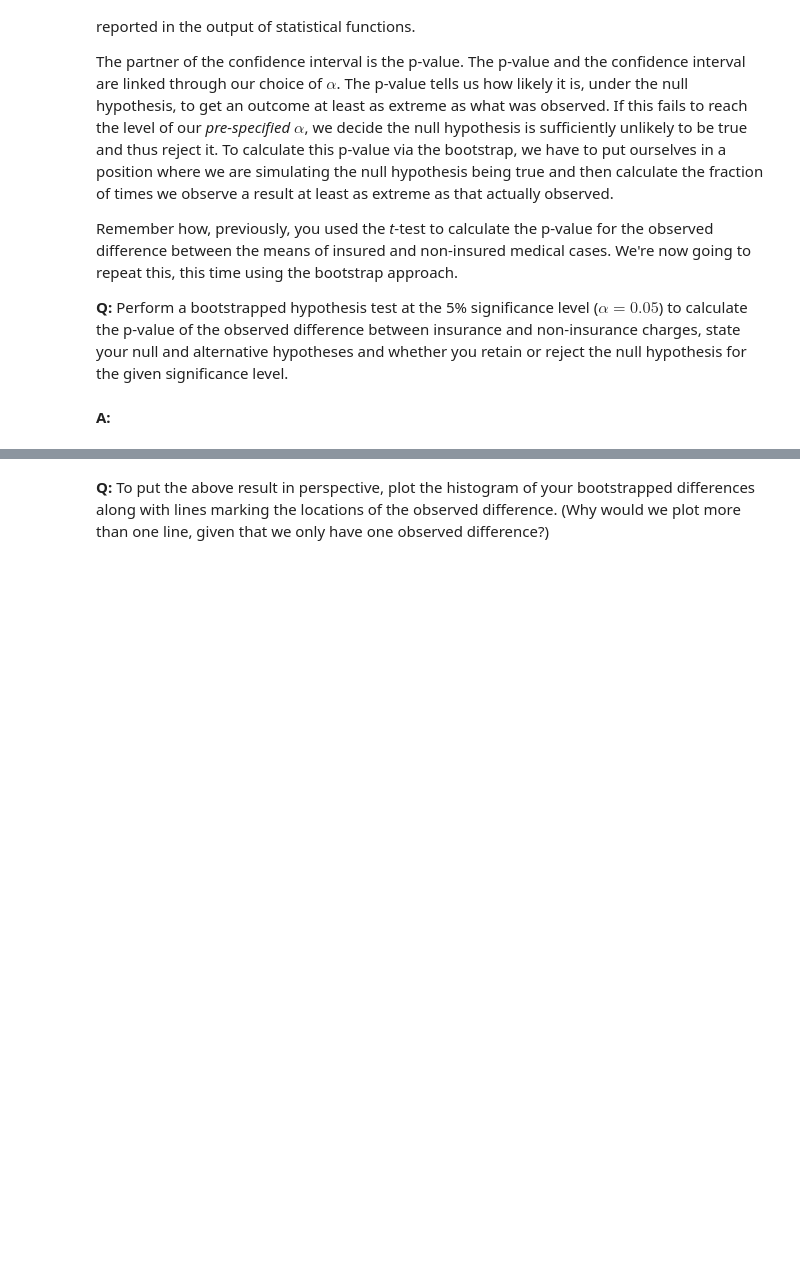
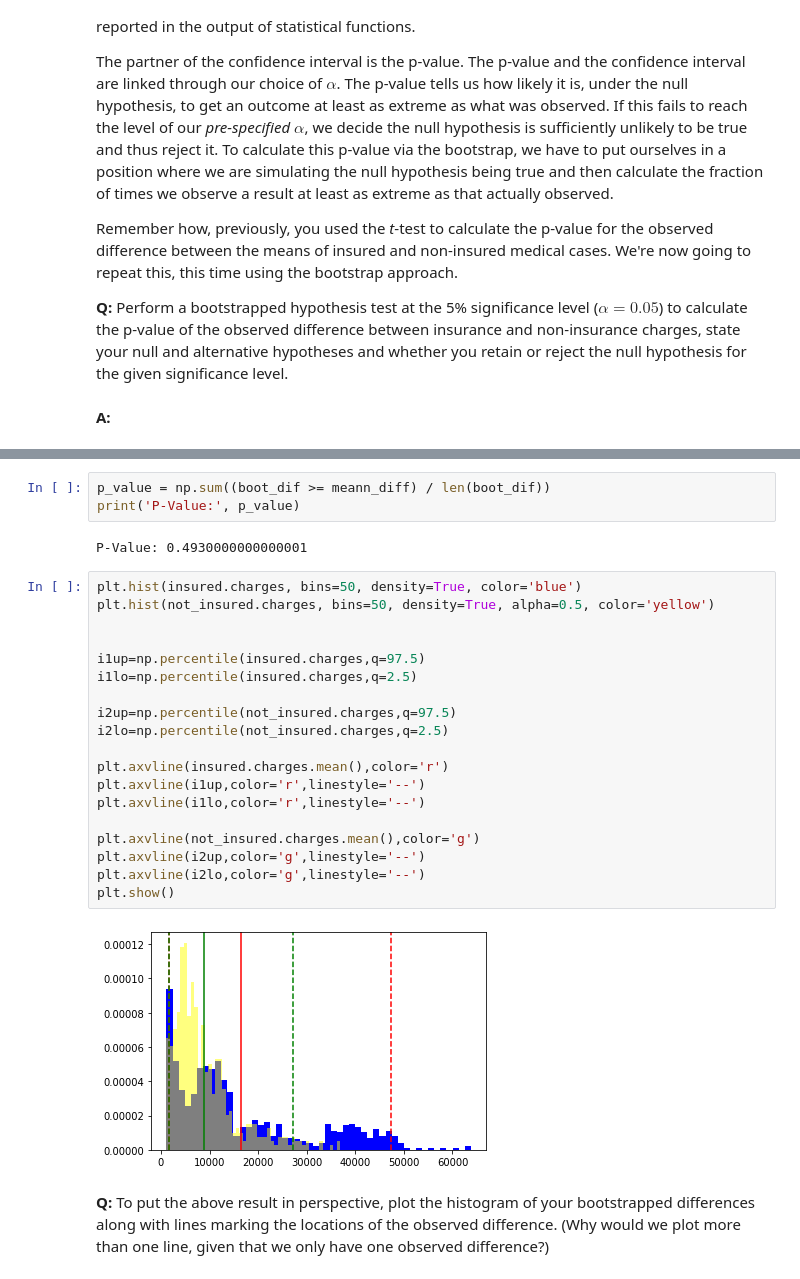
Before and after one commit to magus0/bootstrapping-stats, a Jupyter notebook: Bootstrap_Inference_Mini-Project8.19/inferential_statistics_2-Q.ipynb, the cells around one changed output, grey strips where cells are left out. Saved outputs shown, nothing was run; the diff lists cells and outputs as text; blank space fills up the shorter version.

```diff
--- a/Bootstrap_Inference_Mini-Project8.19/inferential_statistics_2-Q.ipynb
+++ b/Bootstrap_Inference_Mini-Project8.19/inferential_statistics_2-Q.ipynb
@@ -84,3 +130,29 @@ __A:__
+# %%
+p_value = np.sum((boot_dif >= meann_diff) / len(boot_dif))
+print('P-Value:', p_value)
+# %% [output]
+P-Value: 0.4930000000000001
+# %%
+plt.hist(insured.charges, bins=50, density=True, color='blue')
+plt.hist(not_insured.charges, bins=50, density=True, alpha=0.5, color='yellow')
+
+
+i1up=np.percentile(insured.charges,q=97.5)
+i1lo=np.percentile(insured.charges,q=2.5)
+
+i2up=np.percentile(not_insured.charges,q=97.5)
+i2lo=np.percentile(not_insured.charges,q=2.5)
+
+plt.axvline(insured.charges.mean(),color='r')
+plt.axvline(i1up,color='r',linestyle='--')
+plt.axvline(i1lo,color='r',linestyle='--')
+
+plt.axvline(not_insured.charges.mean(),color='g')
+plt.axvline(i2up,color='g',linestyle='--')
+plt.axvline(i2lo,color='g',linestyle='--')
+plt.show()
+# %% [output]
+[figure, added]
 # %% [markdown]
 __Q:__ To put the above result in perspective, plot the histogram of your bootstrapped differences along with lines marking the locations of the observed difference. (Why would we plot more than one line, given that we only have one observed difference?)
 # %% [markdown]
```
Also changed, not shown: parts of 7 cells of this notebook.
